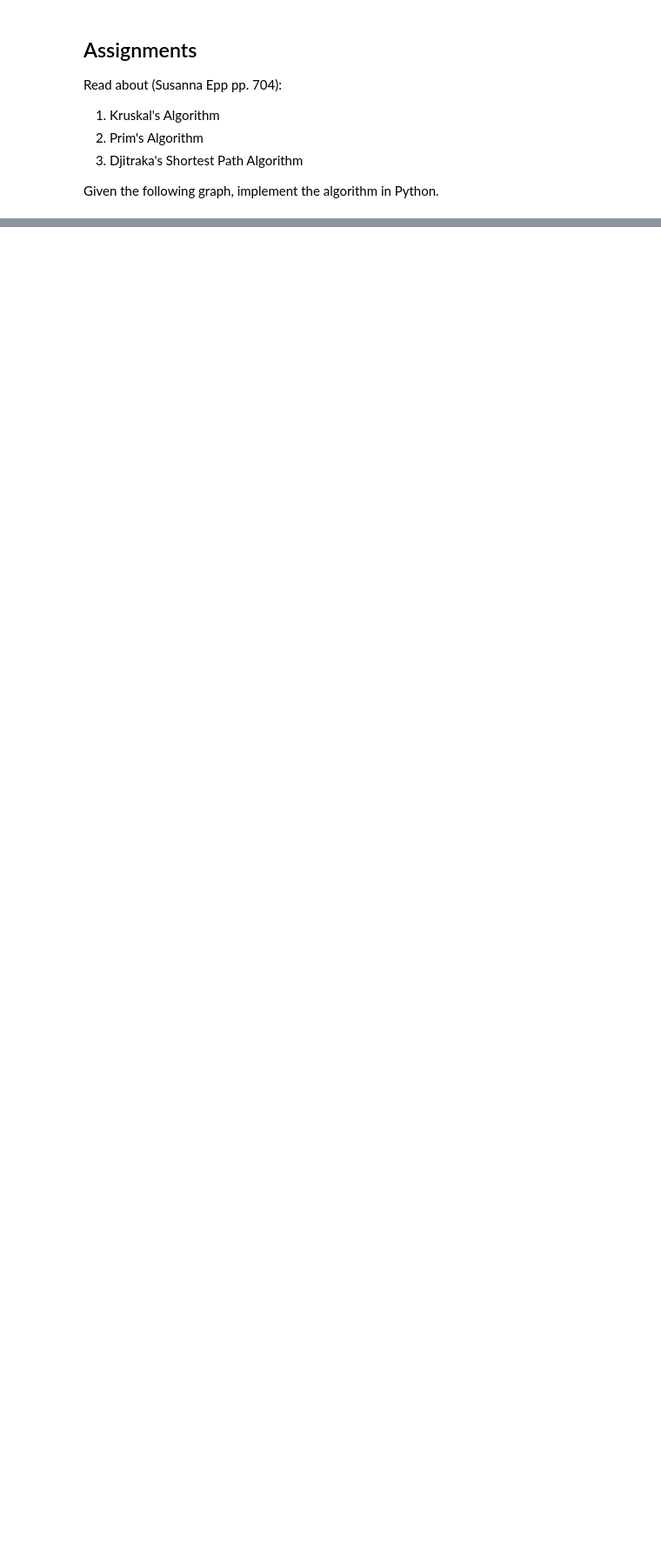
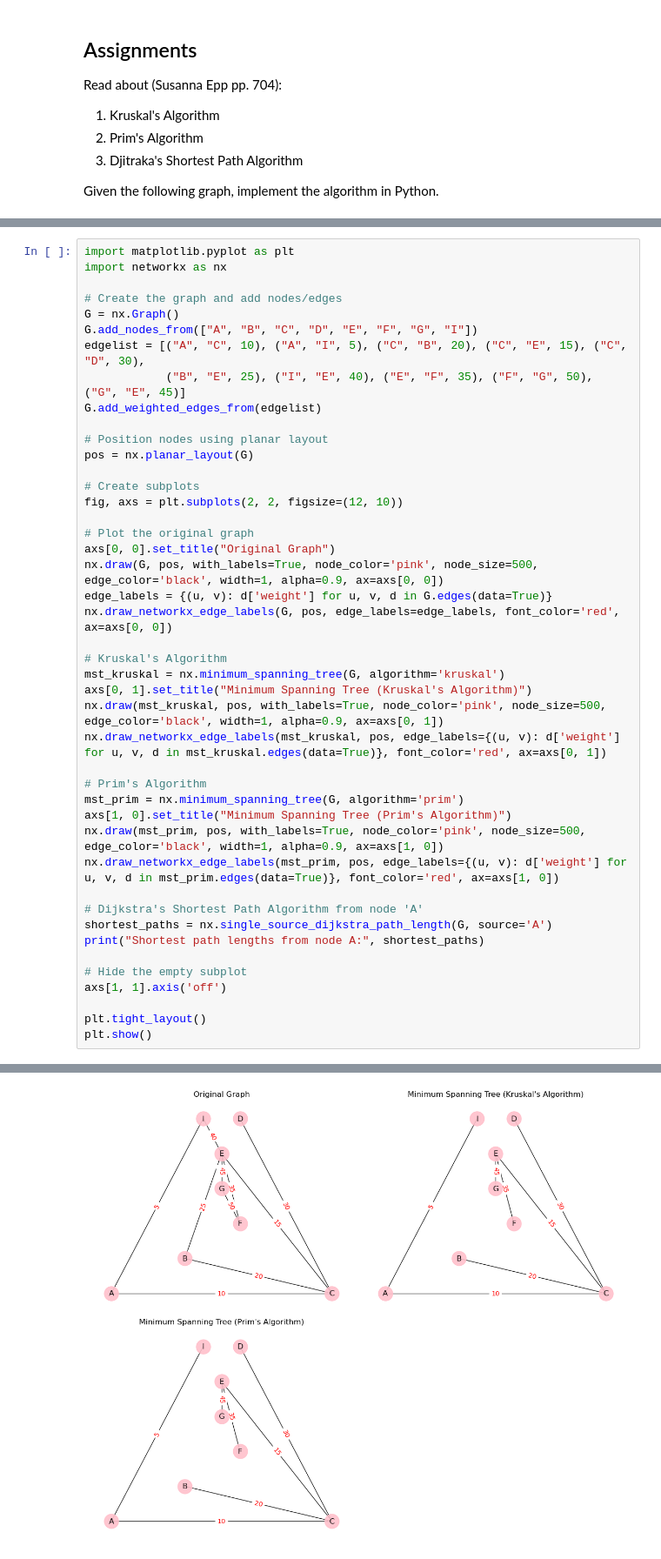
Before and after one commit to wolfgang04/Discrete_Math_2, a Jupyter notebook: Assignments/lecture4.ipynb, the cells around one changed output, grey strips where cells are left out. Shown: that part at 87% size. Cells and saved outputs as stored; diff of their text form; blank space fills up the shorter version.

```diff
--- a/Assignments/lecture4.ipynb
+++ b/Assignments/lecture4.ipynb
@@ -34,3 +34,48 @@ nx.draw(
 plt.show()
 # %% [output]
 [figure]
+# %%
+import matplotlib.pyplot as plt
+import networkx as nx
+
+# Create the graph and add nodes/edges
+G = nx.Graph()
+G.add_nodes_from(["A", "B", "C", "D", "E", "F", "G", "I"])
+edgelist = [("A", "C", 10), ("A", "I", 5), ("C", "B", 20), ("C", "E", 15), ("C", "D", 30),
+            ("B", "E", 25), ("I", "E", 40), ("E", "F", 35), ("F", "G", 50), ("G", "E", 45)]
+G.add_weighted_edges_from(edgelist)
+
+# Position nodes using planar layout
+pos = nx.planar_layout(G)
+
+# Create subplots
+fig, axs = plt.subplots(2, 2, figsize=(12, 10))
+
+# Plot the original graph
+axs[0, 0].set_title("Original Graph")
+nx.draw(G, pos, with_labels=True, node_color='pink', node_size=500, edge_color='black', width=1, alpha=0.9, ax=axs[0, 0])
+edge_labels = {(u, v): d['weight'] for u, v, d in G.edges(data=True)}
+nx.draw_networkx_edge_labels(G, pos, edge_labels=edge_labels, font_color='red', ax=axs[0, 0])
+
+# Kruskal's Algorithm
+mst_kruskal = nx.minimum_spanning_tree(G, algorithm='kruskal')
+axs[0, 1].set_title("Minimum Spanning Tree (Kruskal's Algorithm)")
+nx.draw(mst_kruskal, pos, with_labels=True, node_color='pink', node_size=500, edge_color='black', width=1, alpha=0.9, ax=axs[0, 1])
+nx.draw_networkx_edge_labels(mst_kruskal, pos, edge_labels={(u, v): d['weight'] for u, v, d in mst_kruskal.edges(data=True)}, font_color='red', ax=axs[0, 1])
+
+# Prim's Algorithm
+mst_prim = nx.minimum_spanning_tree(G, algorithm='prim')
+axs[1, 0].set_title("Minimum Spanning Tree (Prim's Algorithm)")
+nx.draw(mst_prim, pos, with_labels=True, node_color='pink', node_size=500, edge_color='black', width=1, alpha=0.9, ax=axs[1, 0])
+nx.draw_networkx_edge_labels(mst_prim, pos, edge_labels={(u, v): d['weight'] for u, v, d in mst_prim.edges(data=True)}, font_color='red', ax=axs[1, 0])
+
+# Dijkstra's Shortest Path Algorithm from node 'A'
+shortest_paths = nx.single_source_dijkstra_path_length(G, source='A')
+print("Shortest path lengths from node A:", shortest_paths)
+
+# Hide the empty subplot
+axs[1, 1].axis('off')
+
+plt.tight_layout()
+plt.show()
+# %% [output]
@@ -36,0 +83 @@ plt.show()
+[figure, added]
```
Also changed, not shown: parts of 1 cell of this notebook, 1 other file.
